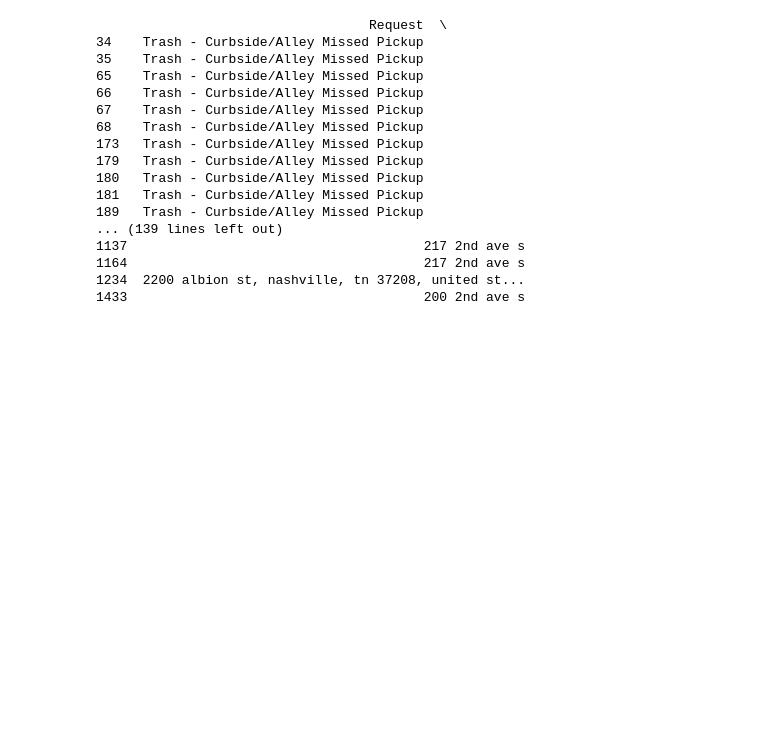
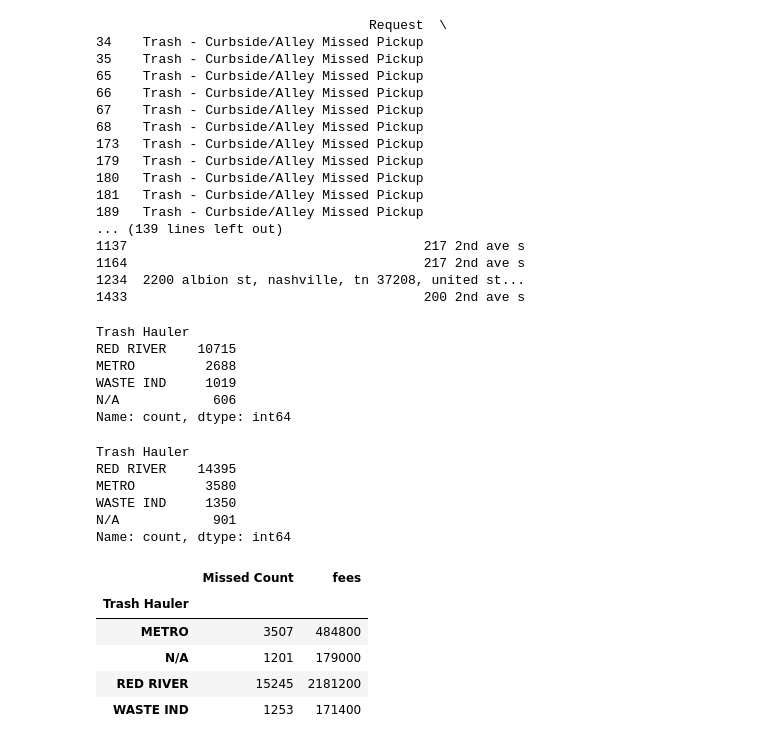
Before and after one commit to NewForce-Cohort-11-Data/trash-haulers-byte-waste-solutions, a Jupyter notebook: ripplegrinbranch.ipynb, the cells around one changed output. Saved outputs shown, nothing was run; the diff lists cells and outputs as text; code cells hidden in the pictures; blank space fills up the shorter version.

```diff
--- a/ripplegrinbranch.ipynb
+++ b/ripplegrinbranch.ipynb
@@ -73,4 +51,4 @@ Categories (29, float64): [0.0, 37013.0, 37027.0, 37076.0, ..., 37219.0, 37220.0
 # %%
-# Clean up column names and Normalize data
-pickup_report = pickup_report.rename(columns={'Request ': 'Request'})
-pickup_report['Trash Hauler'] = pickup_report['Trash Hauler'].str.upper()
+# Fill missing fields
+pickup_report['Trash Hauler'] = pickup_report['Trash Hauler'].fillna('N/A')
+pickup_report['Trash Route'] = pickup_report['Trash Route'].fillna('N/A')
@@ -208,3 +217,36 @@ print(na_explore.head(50))
 1164                                      217 2nd ave s
 1234  2200 albion st, nashville, tn 37208, united st...
 1433                                      200 2nd ave s
+# %%
+##* How do metro crews compare to the contractor's performance? missedpu as base
+## group by the trash hauler column, count each missed pickup per group
+missedpu['Trash Hauler'].value_counts()
+# %% [output]
+Trash Hauler
+RED RIVER    10715
+METRO         2688
+WASTE IND     1019
+N/A            606
+Name: count, dtype: int64
+# %%
+pickup_report['Trash Hauler'].value_counts()
+# %% [output]
+Trash Hauler
+RED RIVER    14395
+METRO         3580
+WASTE IND     1350
+N/A            901
+Name: count, dtype: int64
+# %%
+##* How much does each trash hauler owe?
+# missed counts by route with fees inclusive
+groups_missed = miss_count.groupby('Trash Hauler').agg({'Missed Count': 'sum', 'fees': 'sum'})
+## print(route_missed)
+groups_missed.head(5)
+# %% [output]
+|  | Missed Count | fees |
+| Trash Hauler |  |  |
+| METRO | 3507 | 484800 |
+| N/A | 1201 | 179000 |
+| RED RIVER | 15245 | 2181200 |
+| WASTE IND | 1253 | 171400 |
```
Also changed, not shown: parts of 17 cells of this notebook, 5 other files.
